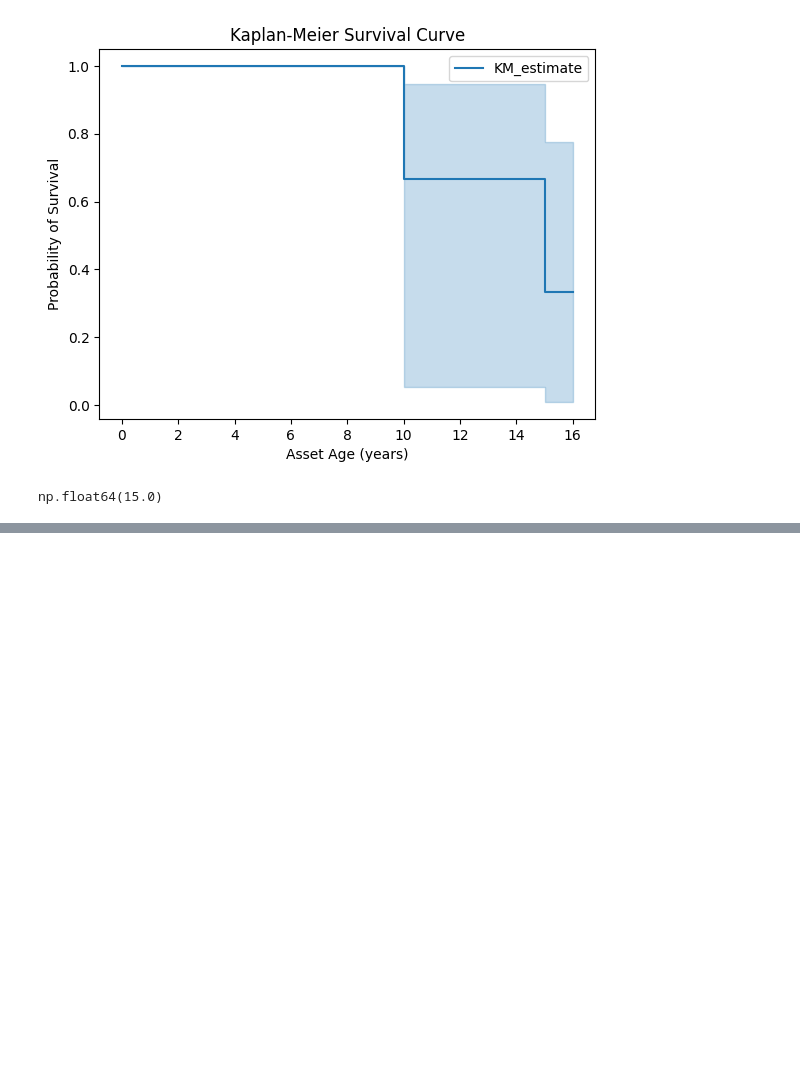
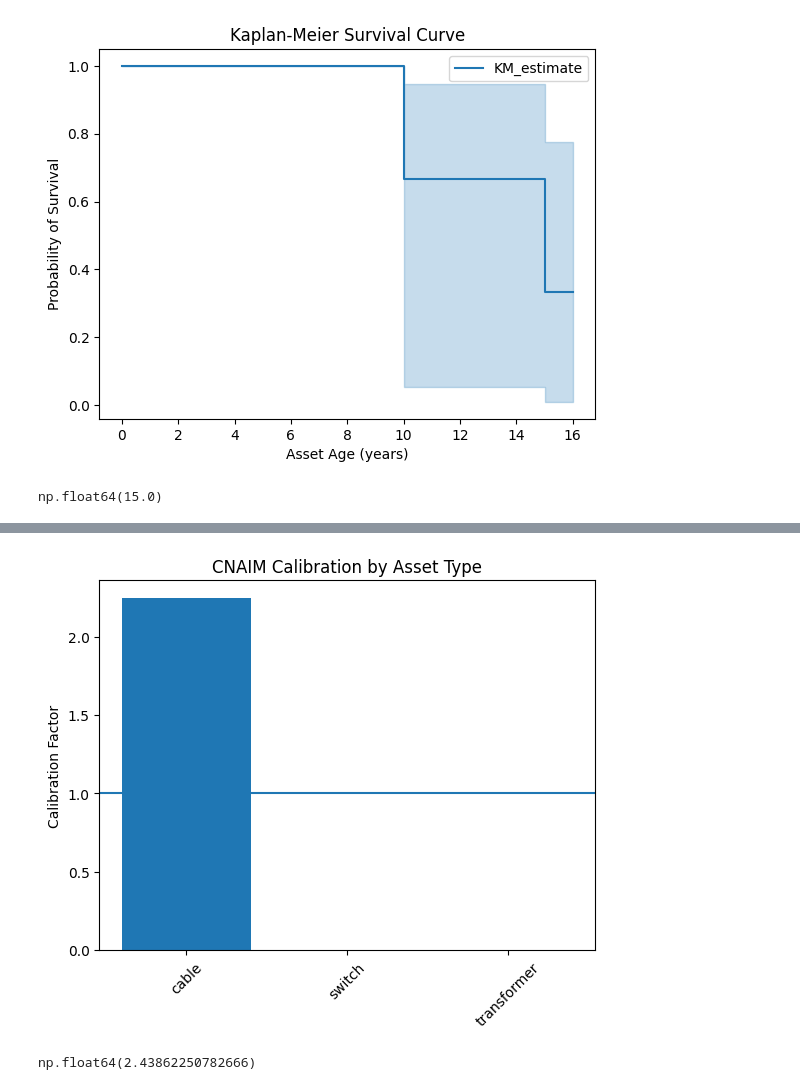
Before and after one commit to 10003399/cnaim-pof-validation, a Jupyter notebook: notebook/01_phase1.ipynb, the cells around one changed output, grey strips where cells are left out. Saved outputs shown, nothing was run; the diff lists cells and outputs as text; code cells hidden in the pictures; blank space fills up the shorter version.

Commit message:
analysis: CNAIM calibration

```diff
--- a/notebook/01_phase1.ipynb
+++ b/notebook/01_phase1.ipynb
@@ -344,3 +344,16 @@ plt.show()
 kmf.median_survival_time_
 # %% [output]
 np.float64(15.0)
+# %%
+calib = (
+    asset_years
+    .groupby("asset_type")
+    .agg(
+        observed_failures=("failures_in_year", "sum"),
+        exposure=("exposure_years", "sum"),
+        cnaim_pof=("cnaim_pof", "mean")
+    )
+)
+
+calib["observed_rate"] = calib["observed_failures"] / calib["exposure"]
+calib
@@ -346,0 +366,6 @@ np.float64(15.0)
+# %%
+calib["calibration_factor"] = (
+    calib["observed_rate"] / calib["cnaim_pof"]
+)
+
+calib
@@ -346,0 +378,21 @@ np.float64(15.0)
+# %%
+import matplotlib.pyplot as plt
+
+plt.figure()
+plt.bar(calib.index, calib["calibration_factor"])
+plt.axhline(1.0)
+plt.ylabel("Calibration Factor")
+plt.title("CNAIM Calibration by Asset Type")
+plt.xticks(rotation=45)
+plt.show()
+# %% [output]
+[figure, added]
+# %%
+global_factor = (
+    calib["observed_failures"].sum() /
+    calib["exposure"].sum()
+) / calib["cnaim_pof"].mean()
+
+global_factor
+# %% [output]
+np.float64(2.43862250782666)
```
Also changed, not shown: parts of 5 cells of this notebook.
